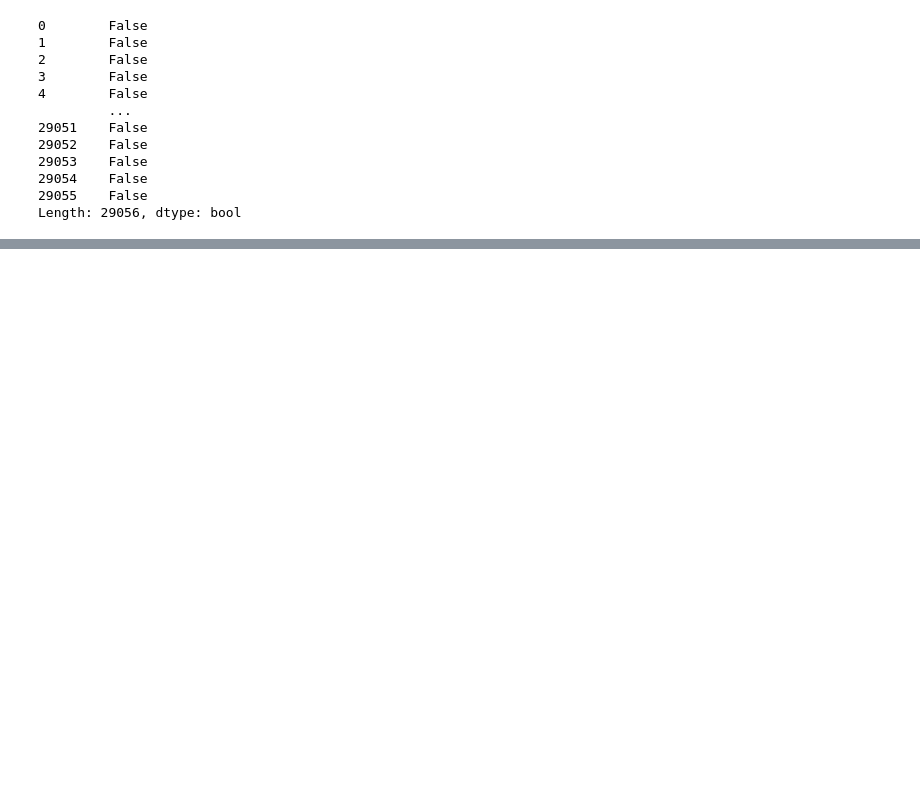
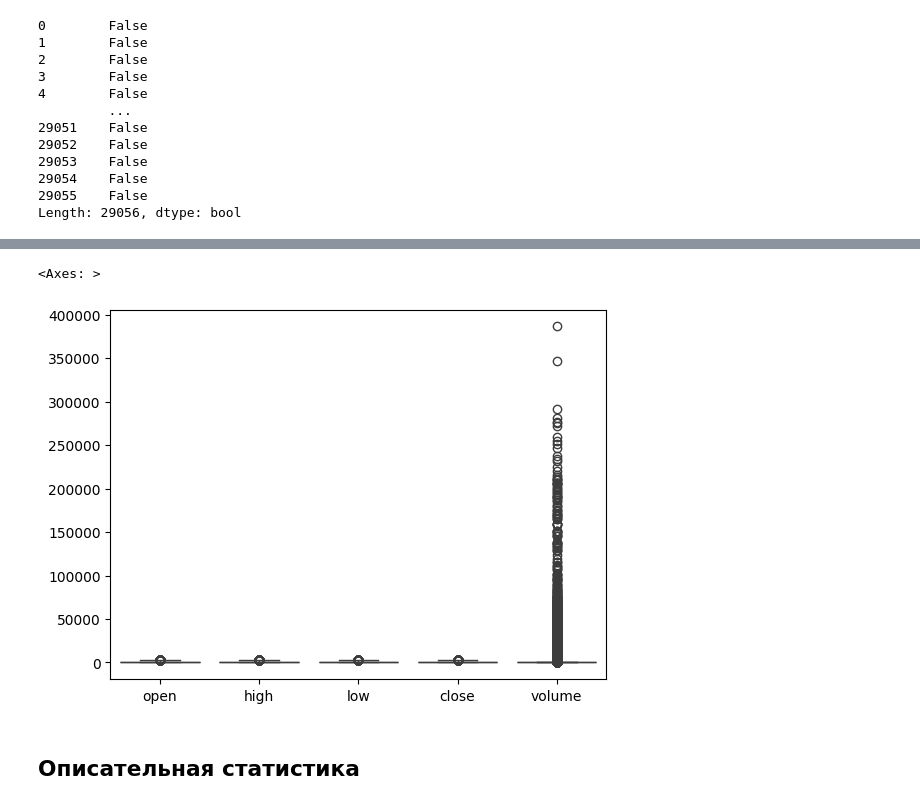
Before and after one commit to Lobzikk/sfedu-DS-project, a Jupyter notebook: main.ipynb, the cells around one changed output, grey strips where cells are left out. Cells and saved outputs as stored; diff of their text form; code cells hidden in the pictures; blank space fills up the shorter version.

```diff
--- a/main.ipynb
+++ b/main.ipynb
@@ -92,0 +103,7 @@ Length: 29056, dtype: bool
+# %%
+sns.boxplot(df)
+# %% [output]
+<Axes: >
+[figure, added]
+# %% [markdown]
+## Описательная статистика
```
Also changed, not shown: parts of 22 cells of this notebook, 1 other file.
